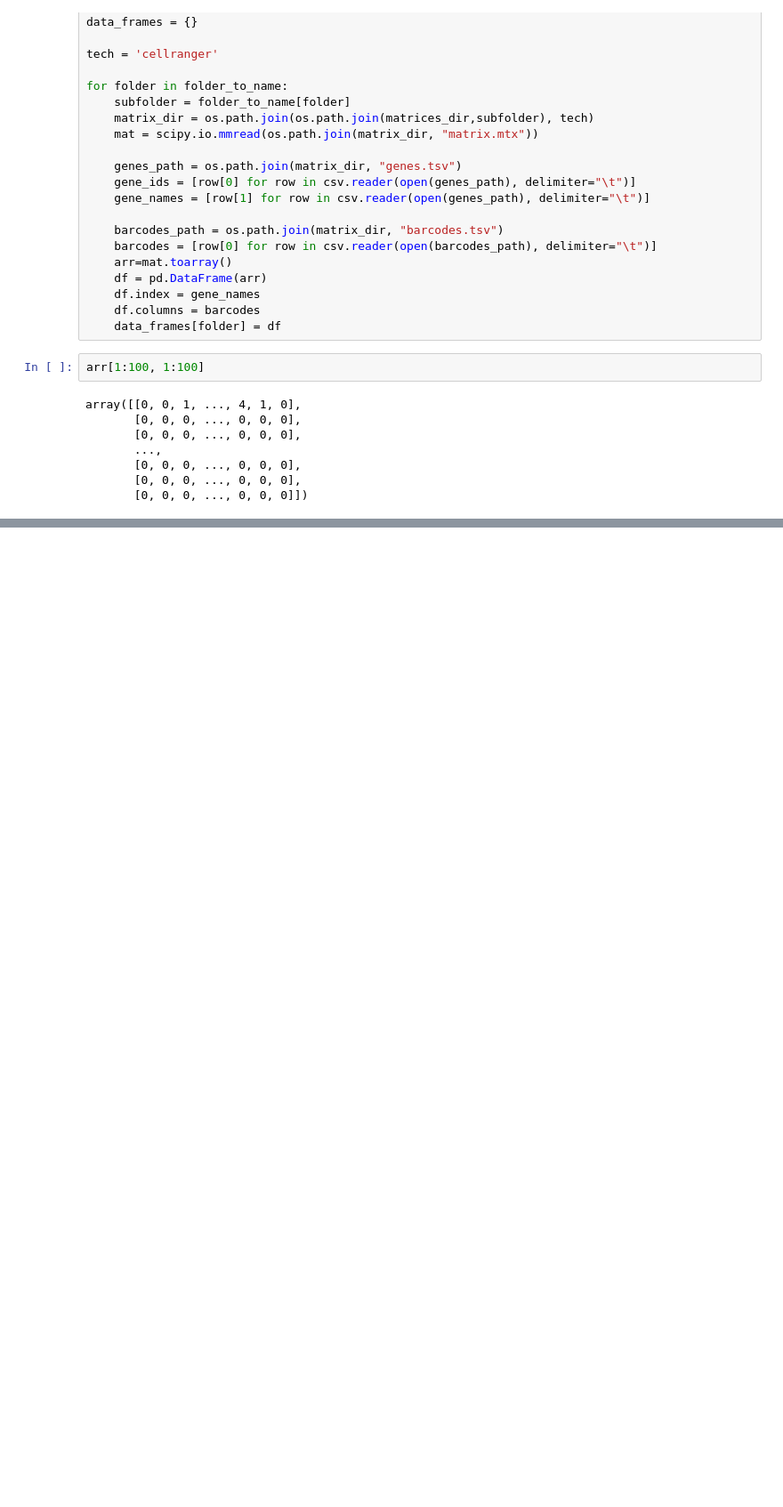
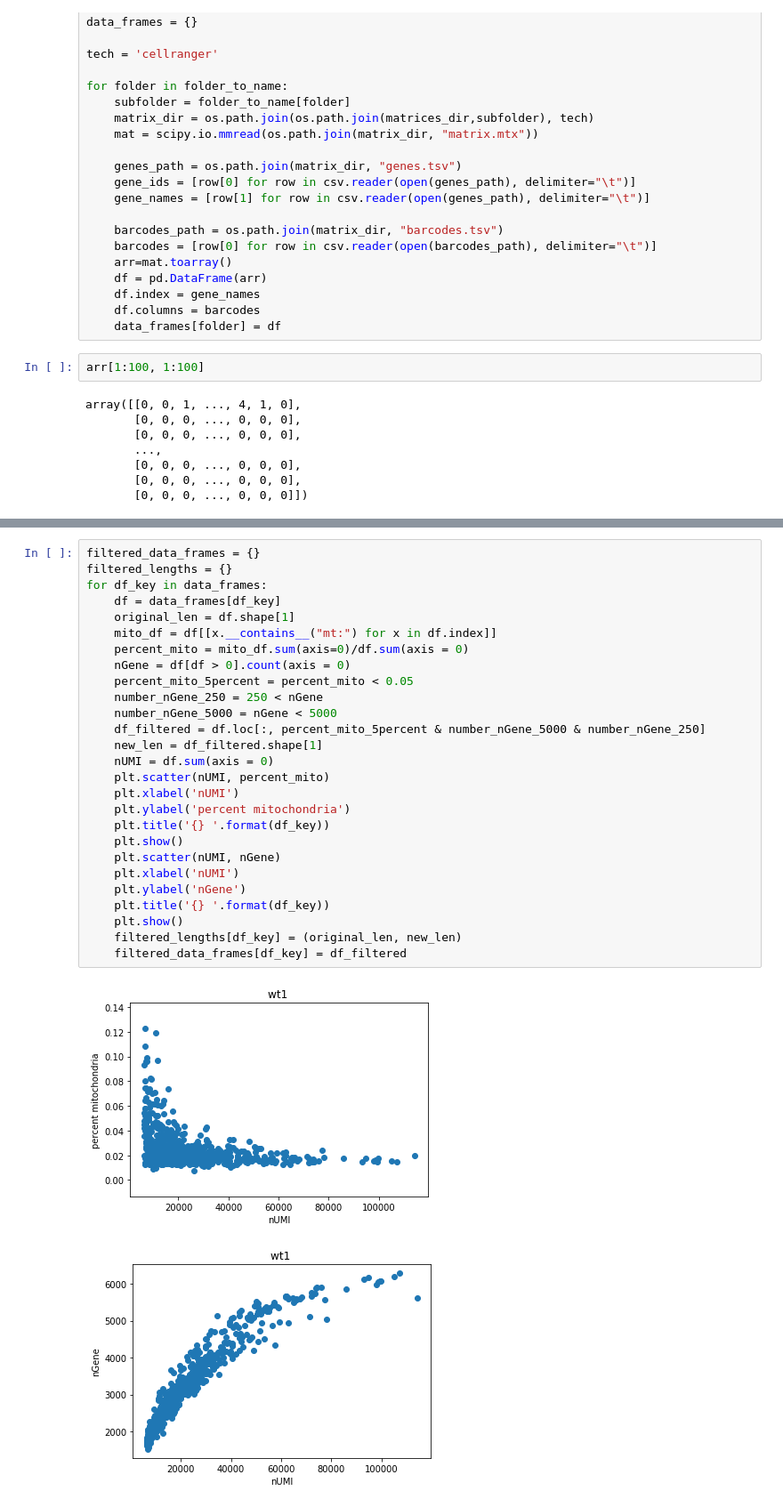
Before and after one commit to vickyleinc/Drosophila_inferelator, a Jupyter notebook: Create TSV from Matrix.ipynb, the cells around one changed output, grey strips where cells are left out. Shown at 89% size. Drawn from its saved outputs; the diff is of its cells as text; blank space fills up the shorter version.

```diff
--- a/Create TSV from Matrix.ipynb
+++ b/Create TSV from Matrix.ipynb
@@ -83,0 +88,30 @@ df.head()
+# %%
+filtered_data_frames = {}
+filtered_lengths = {}
+for df_key in data_frames:
+    df = data_frames[df_key]
+    original_len = df.shape[1]
+    mito_df = df[[x.__contains__("mt:") for x in df.index]]
+    percent_mito = mito_df.sum(axis=0)/df.sum(axis = 0)
+    nGene = df[df > 0].count(axis = 0)
+    percent_mito_5percent = percent_mito < 0.05
+    number_nGene_250 = 250 < nGene
+    number_nGene_5000 = nGene < 5000
+    df_filtered = df.loc[:, percent_mito_5percent & number_nGene_5000 & number_nGene_250]
+    new_len = df_filtered.shape[1]
+    nUMI = df.sum(axis = 0)
+    plt.scatter(nUMI, percent_mito)
+    plt.xlabel('nUMI')
+    plt.ylabel('percent mitochondria')
+    plt.title('{} '.format(df_key))
+    plt.show()
+    plt.scatter(nUMI, nGene)
+    plt.xlabel('nUMI')
+    plt.ylabel('nGene')
+    plt.title('{} '.format(df_key))
+    plt.show()
+    filtered_lengths[df_key] = (original_len, new_len)
+    filtered_data_frames[df_key] = df_filtered
+# %% [output]
+[figure, added]
+[figure, added]
```
Also changed, not shown: parts of 38 cells of this notebook.
